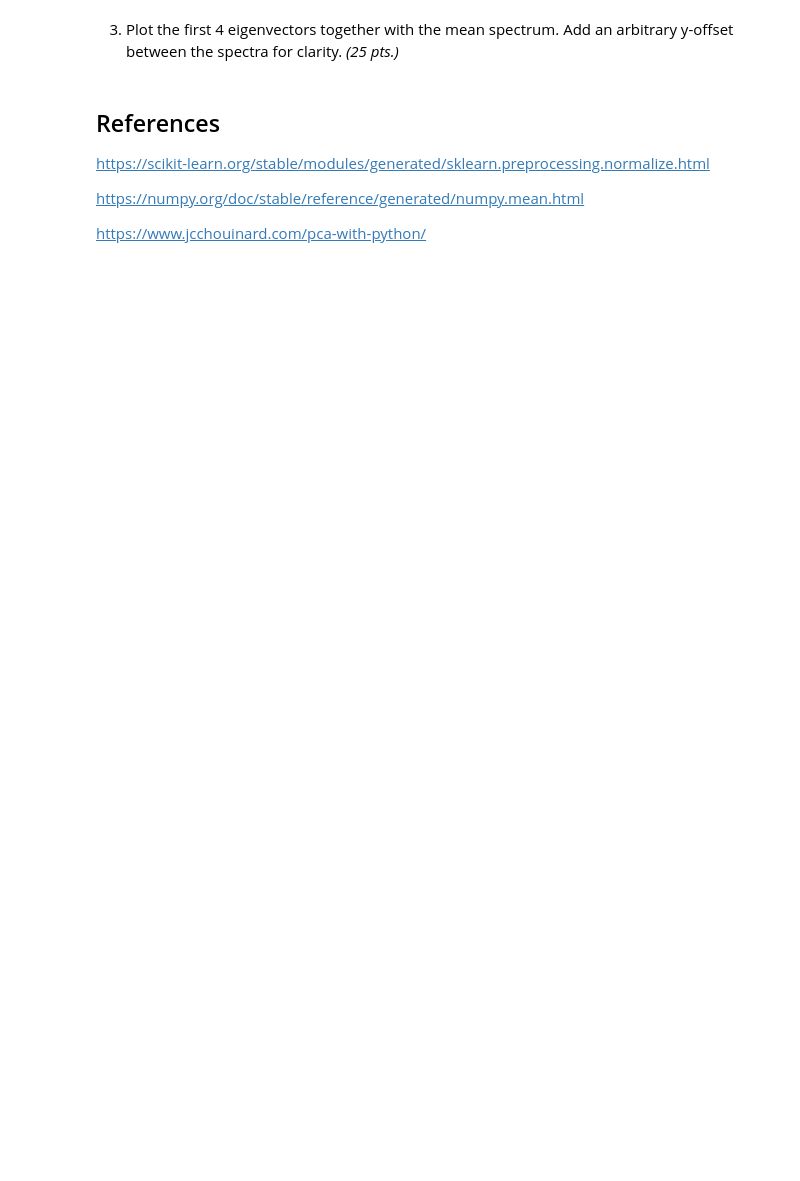
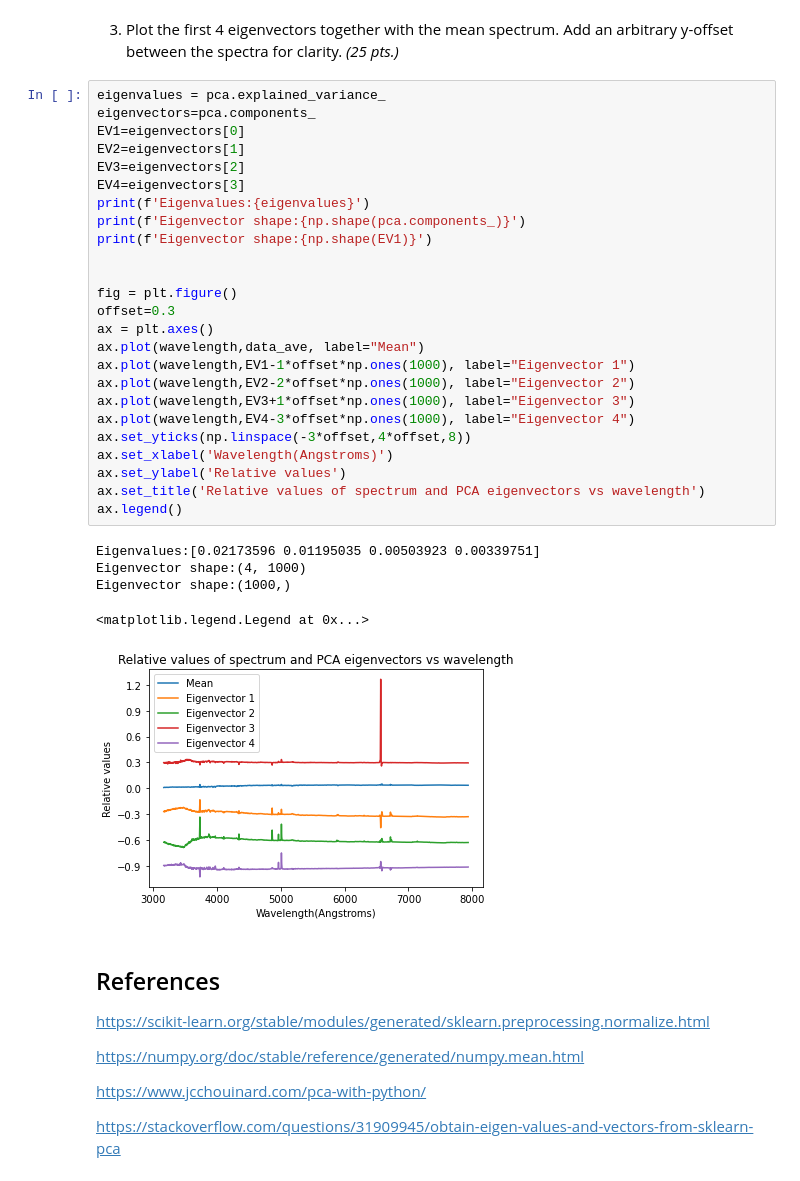
Before and after one commit to Jmabenojar/157_Abenojar, a Jupyter notebook: Module A/LabAssignment3/AP157_lab_assignmnent_A3.ipynb, the cells around one changed output. Saved outputs shown, nothing was run; the diff lists cells and outputs as text; blank space fills up the shorter version.

```diff
--- a/Module A/LabAssignment3/AP157_lab_assignmnent_A3.ipynb
+++ b/Module A/LabAssignment3/AP157_lab_assignmnent_A3.ipynb
@@ -144,5 +147,36 @@ plt.show()
 # %% [markdown]
 3. Plot the first 4 eigenvectors together with the mean spectrum. Add an arbitrary y-offset between the spectra for clarity. *(25 pts.)*
+# %%
+eigenvalues = pca.explained_variance_
+eigenvectors=pca.components_
+EV1=eigenvectors[0]
+EV2=eigenvectors[1]
+EV3=eigenvectors[2]
+EV4=eigenvectors[3]
+print(f'Eigenvalues:{eigenvalues}')
+print(f'Eigenvector shape:{np.shape(pca.components_)}')
+print(f'Eigenvector shape:{np.shape(EV1)}')
+
+
+fig = plt.figure()
+offset=0.3
+ax = plt.axes()
+ax.plot(wavelength,data_ave, label="Mean")
+ax.plot(wavelength,EV1-1*offset*np.ones(1000), label="Eigenvector 1")
+ax.plot(wavelength,EV2-2*offset*np.ones(1000), label="Eigenvector 2")
+ax.plot(wavelength,EV3+1*offset*np.ones(1000), label="Eigenvector 3")
+ax.plot(wavelength,EV4-3*offset*np.ones(1000), label="Eigenvector 4")
+ax.set_yticks(np.linspace(-3*offset,4*offset,8))
+ax.set_xlabel('Wavelength(Angstroms)')
+ax.set_ylabel('Relative values')
+ax.set_title('Relative values of spectrum and PCA eigenvectors vs wavelength')
+ax.legend()
+# %% [output]
+Eigenvalues:[0.02173596 0.01195035 0.00503923 0.00339751]
+Eigenvector shape:(4, 1000)
+Eigenvector shape:(1000,)
+<matplotlib.legend.Legend at 0x...>
+[figure, added]
 # %% [markdown]
 ## References
 https://scikit-learn.org/stable/modules/generated/sklearn.preprocessing.normalize.html
@@ -150,3 +184,5 @@ https://scikit-learn.org/stable/modules/generated/sklearn.preprocessing.normaliz
 https://numpy.org/doc/stable/reference/generated/numpy.mean.html
 
 https://www.jcchouinard.com/pca-with-python/
+
+https://stackoverflow.com/questions/31909945/obtain-eigen-values-and-vectors-from-sklearn-pca
```
Also changed, not shown: parts of 4 cells of this notebook.
